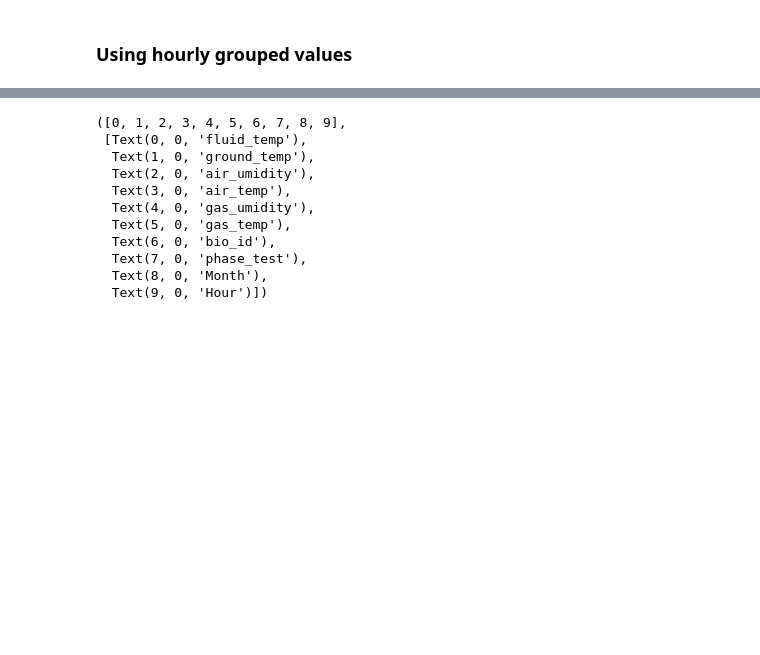
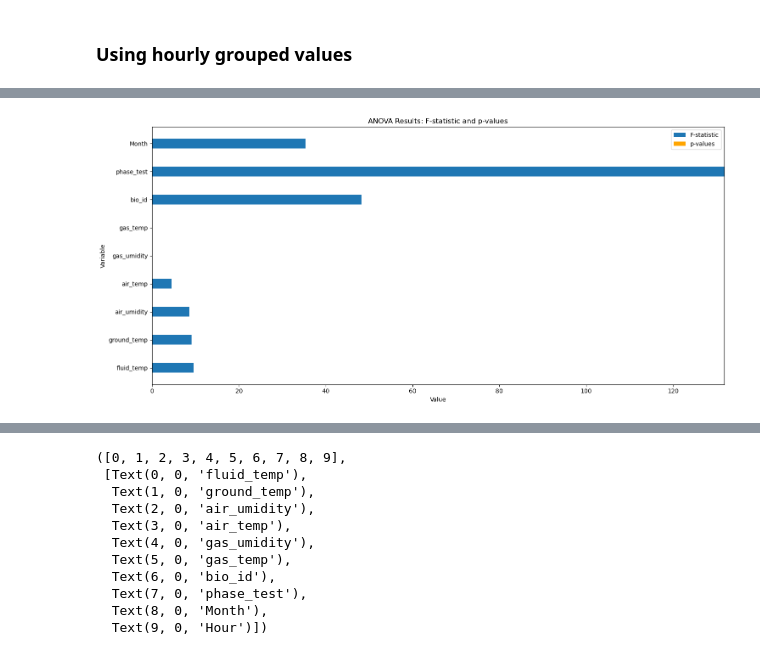
Before and after one commit to Nyotabenson/BGS, a Jupyter notebook: BGS_MODEL.ipynb, the cells around one changed output, grey strips where cells are left out. Saved outputs shown, nothing was run; the diff lists cells and outputs as text; code cells hidden in the pictures; blank space fills up the shorter version.

```diff
--- a/BGS_MODEL.ipynb
+++ b/BGS_MODEL.ipynb
@@ -769,0 +968,38 @@ plt.show()
+# %%
+import matplotlib.pyplot as plt
+import pandas as pd
+
+
+# Create a figure and axis
+fig, ax = plt.subplots(figsize=(15, 7))
+
+# Define the width of each bar
+bar_width = 0.35  # Adjust the bar width as needed
+
+# Create x-values for the bars for the first set of data
+x1 = range(len(anova_hour))
+
+# Plot the first set of bars (F-statistic)
+ax.barh(x1, anova_hour["F-statistic"], height=bar_width, label='F-statistic')
+
+# Plot the second set of bars (p-values)
+# ax.barh(x1, anova_hour["p-value"], height=bar_width, left=anova_hour["F-statistic"],
+#         label='p-values', color='orange')
+
+# Set the y-axis labels to be the columns
+ax.set_yticks(x1)
+ax.set_yticklabels(anova_hour.Column)
+
+# Add a legend
+ax.legend()
+
+# Set labels and title
+ax.set_ylabel('Variable')
+ax.set_xlabel('Value')
+ax.set_title('ANOVA Results: F-statistic and p-values')
+
+# Show the plot
+plt.tight_layout()
+plt.show()
+# %% [output]
+[figure, added]
```
Also changed, not shown: parts of 47 cells of this notebook, 7 other files.
